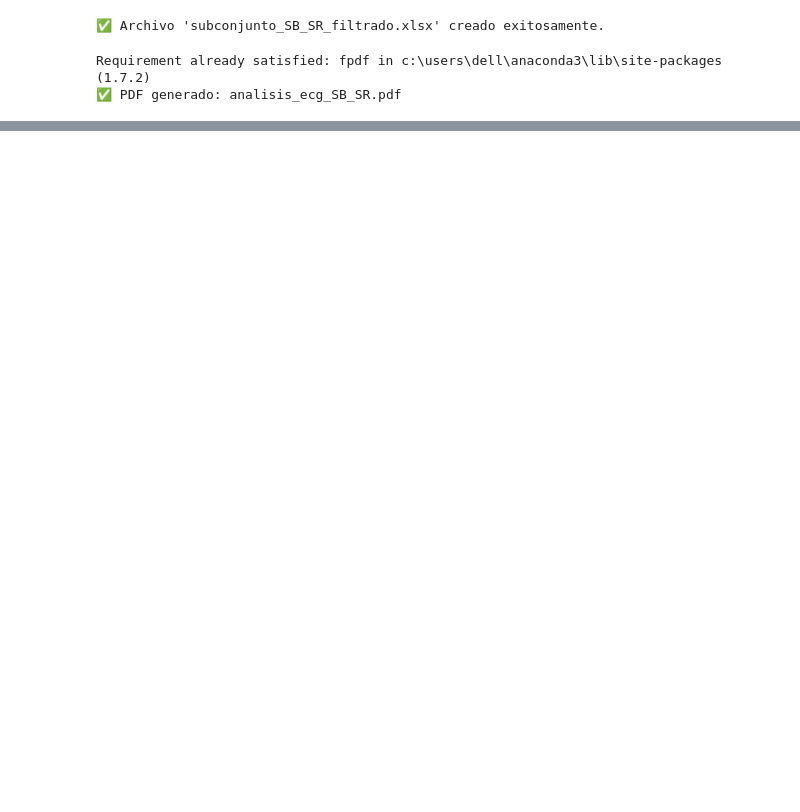
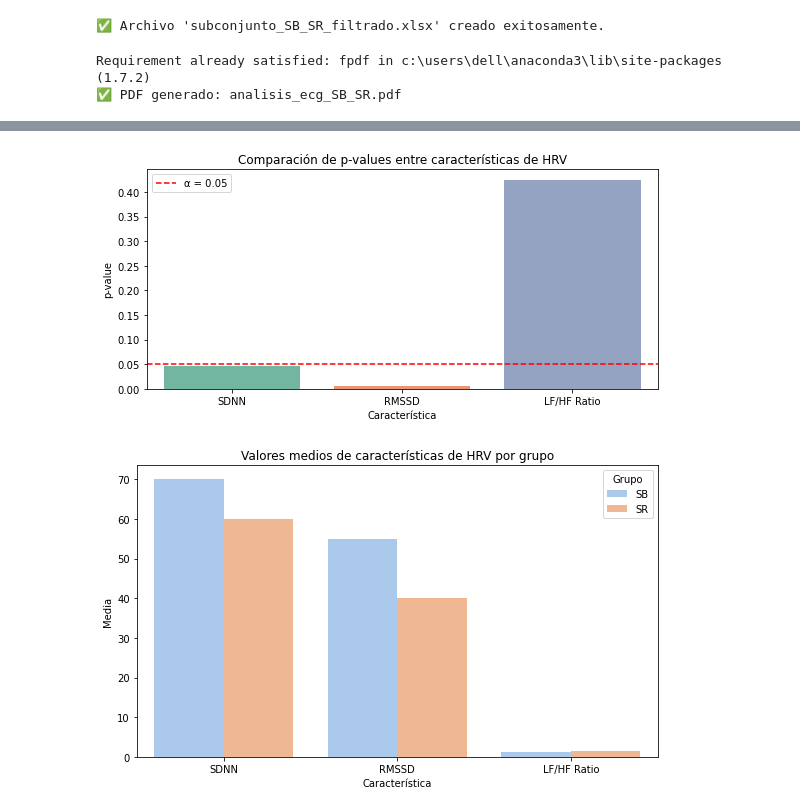
Before and after one commit to Felipeagudelom/Proyecto_1_Biosignals, a Jupyter notebook: proyecto_1.ipynb, the cells around one changed output, grey strips where cells are left out. Saved outputs shown, nothing was run; the diff lists cells and outputs as text; code cells hidden in the pictures; blank space fills up the shorter version.

```diff
--- a/proyecto_1.ipynb
+++ b/proyecto_1.ipynb
@@ -632,0 +948,43 @@ Requirement already satisfied: fpdf in c:\users\dell\anaconda3\lib\site-packages
+# %%
+import pandas as pd
+import matplotlib.pyplot as plt
+import seaborn as sns
+
+# Datos simulados a partir del análisis anterior
+p_values = {
+    "SDNN": 0.0468,
+    "RMSSD": 0.0056,
+    "LF/HF Ratio": 0.4249
+}
+
+mean_values = {
+    "SB": {"SDNN": 70, "RMSSD": 55, "LF/HF Ratio": 1.2},
+    "SR": {"SDNN": 60, "RMSSD": 40, "LF/HF Ratio": 1.4}
+}
+
+# Crear DataFrame para los p-values
+df_p = pd.DataFrame.from_dict(p_values, orient='index', columns=['p-value'])
+df_p = df_p.reset_index().rename(columns={'index': 'Característica'})
+
+# Crear DataFrame para valores medios
+df_mean = pd.DataFrame(mean_values).T.reset_index().melt(id_vars='index', var_name='Característica', value_name='Media')
+df_mean = df_mean.rename(columns={'index': 'Grupo'})
+
+# Gráfico de barras para p-values
+plt.figure(figsize=(8, 4))
+sns.barplot(data=df_p, x='Característica', y='p-value', palette='Set2')
+plt.axhline(0.05, color='red', linestyle='--', label='α = 0.05')
+plt.title("Comparación de p-values entre características de HRV")
+plt.legend()
+plt.tight_layout()
+plt.show()
+
+# Gráfico de barras para valores medios por grupo
+plt.figure(figsize=(8, 5))
+sns.barplot(data=df_mean, x='Característica', y='Media', hue='Grupo', palette='pastel')
+plt.title("Valores medios de características de HRV por grupo")
+plt.tight_layout()
+plt.show()
+# %% [output]
+[figure, added]
+[figure, added]
```
Also changed, not shown: parts of 19 cells of this notebook.
